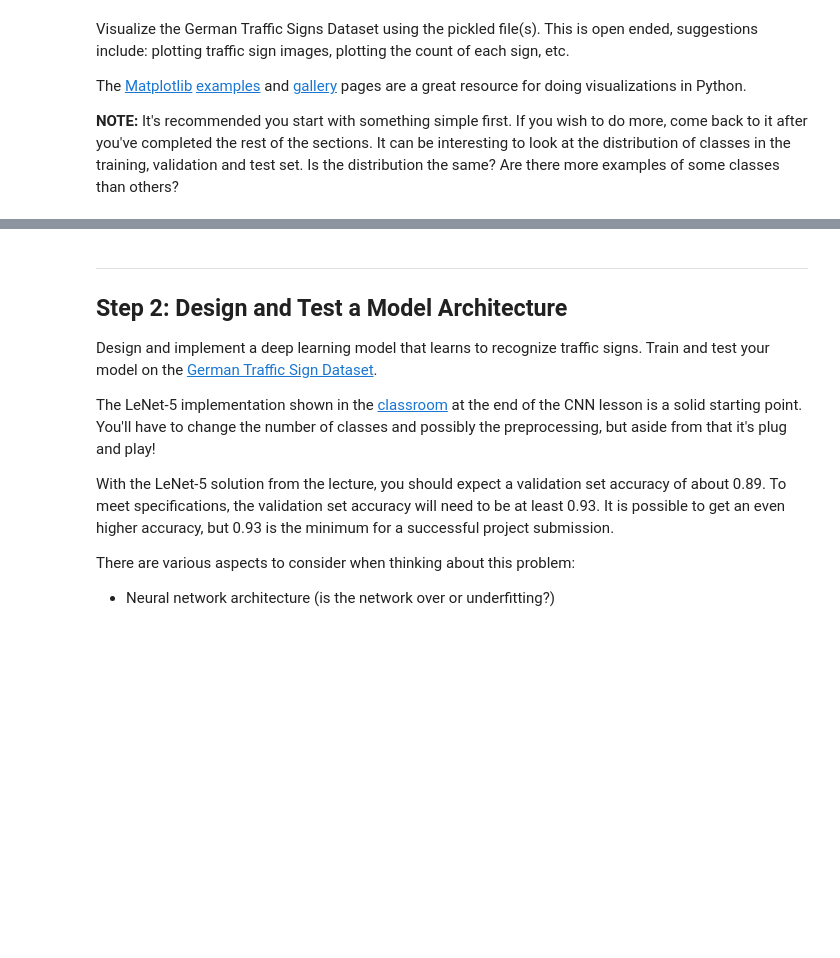
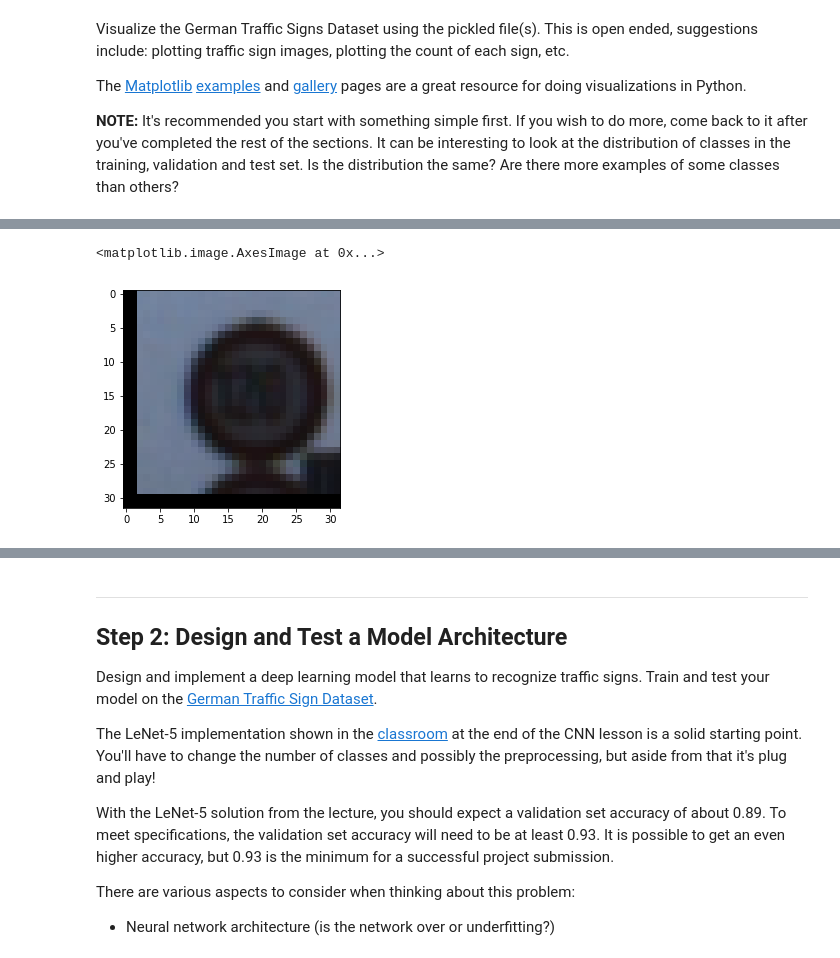
Before and after one commit to hotsuyuki/CarND-Traffic-Sign-Classifier-Project, a Jupyter notebook: Traffic_Sign_Classifier.ipynb, the cells around one changed output, grey strips where cells are left out. Drawn from its saved outputs; the diff is of its cells as text; code cells hidden in the pictures; blank space fills up the shorter version.

```diff
--- a/Traffic_Sign_Classifier.ipynb
+++ b/Traffic_Sign_Classifier.ipynb
@@ -124,0 +188,5 @@ The RGB image is
+# %%
+plt.imshow(X_train[index+34799+34799])
+# %% [output]
+<matplotlib.image.AxesImage at 0x...>
+[figure, added]
```
Also changed, not shown: parts of 9 cells of this notebook, 3 other files.
